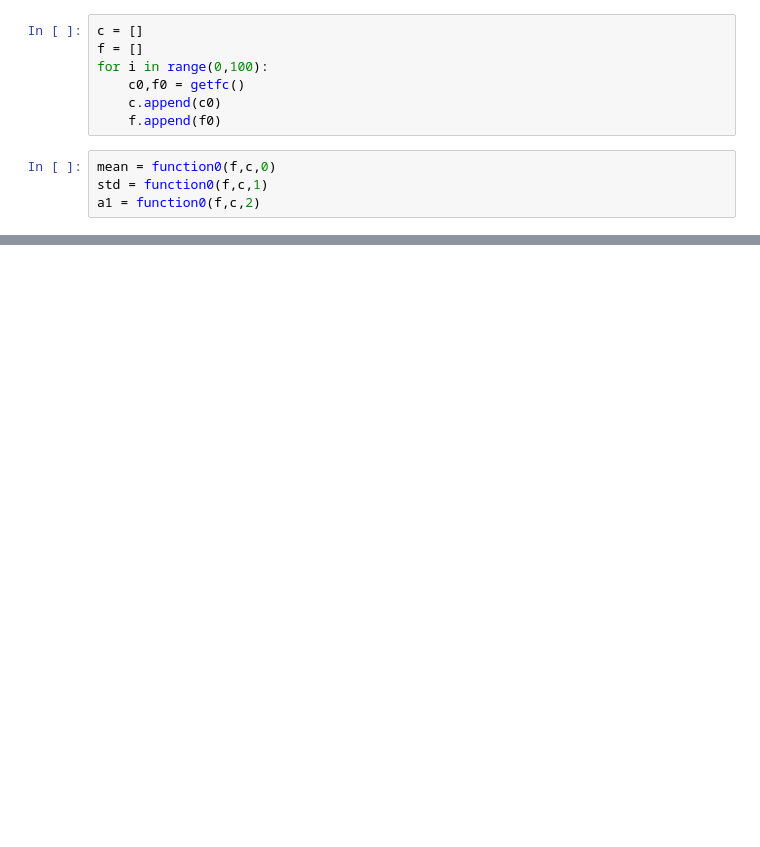
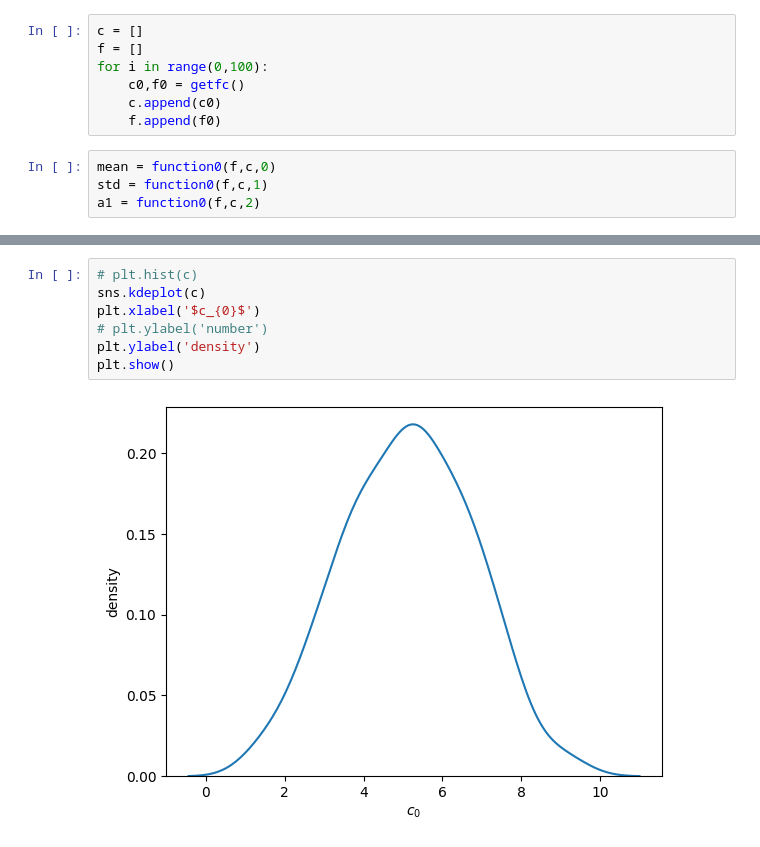
Before and after one commit to wanaler/BD_ML_AI, a Jupyter notebook: code/exersise4.ipynb, the cells around one changed output, grey strips where cells are left out. Drawn from its saved outputs; the diff is of its cells as text; blank space fills up the shorter version.

```diff
--- a/code/exersise4.ipynb
+++ b/code/exersise4.ipynb
@@ -94,3 +104,12 @@ plt.show()
+# %%
+# plt.hist(c)
+sns.kdeplot(c)
+plt.xlabel('$c_{0}$')
+# plt.ylabel('number')
+plt.ylabel('density')
+plt.show()
+# %% [output]
+[figure, added]
 # %%
 plt.scatter(xi,c)
 plt.axhline(max(c),color='r')
```
Also changed, not shown: parts of 11 cells of this notebook, 1 other file.
